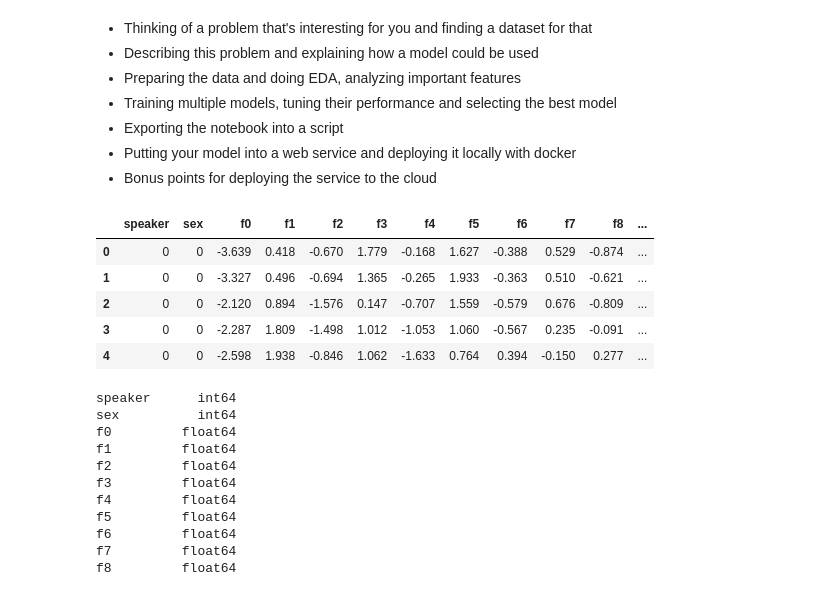
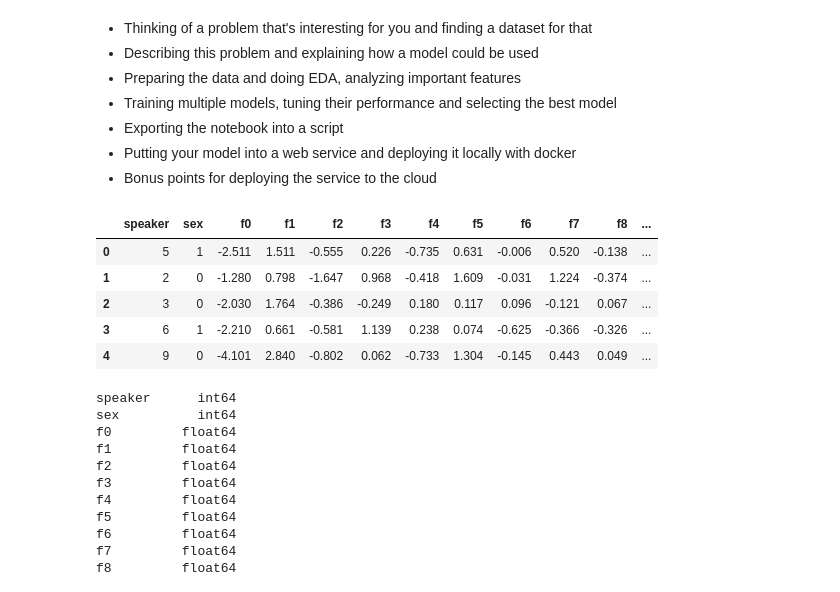
Before and after one commit to woodwardmw/ML-ZoomCamp, a Jupyter notebook: Mid-term_project/Mid-term Vowel Prediction Project.ipynb, the cells around one changed output. Saved outputs shown, nothing was run; the diff lists cells and outputs as text; code cells hidden in the pictures.

Commit message:
Some EDA, switch to CV based on speaker, and some hyperparameter tuning

```diff
--- a/Mid-term_project/Mid-term Vowel Prediction Project.ipynb
+++ b/Mid-term_project/Mid-term Vowel Prediction Project.ipynb
@@ -22,10 +25,13 @@ df.drop(columns = "train_test", inplace = True)
+# %%
+df_train = df[df.speaker.isin([0,1,2,3,4,5,6,7,8,9,12])]
+df_train = df_train.sample(frac=1).reset_index(drop=True)
 # %%
-df.head()
+df_train.head()
 # %% [output]
 |  | speaker | sex | f0 | f1 | f2 | f3 | f4 | f5 | f6 | f7 | f8 | ... |
-| 0 | 0 | 0 | -3.639 | 0.418 | -0.670 | 1.779 | -0.168 | 1.627 | -0.388 | 0.529 | -0.874 | ... |
-| 1 | 0 | 0 | -3.327 | 0.496 | -0.694 | 1.365 | -0.265 | 1.933 | -0.363 | 0.510 | -0.621 | ... |
-| 2 | 0 | 0 | -2.120 | 0.894 | -1.576 | 0.147 | -0.707 | 1.559 | -0.579 | 0.676 | -0.809 | ... |
-| 3 | 0 | 0 | -2.287 | 1.809 | -1.498 | 1.012 | -1.053 | 1.060 | -0.567 | 0.235 | -0.091 | ... |
-| 4 | 0 | 0 | -2.598 | 1.938 | -0.846 | 1.062 | -1.633 | 0.764 | 0.394 | -0.150 | 0.277 | ... |
+| 0 | 5 | 1 | -2.511 | 1.511 | -0.555 | 0.226 | -0.735 | 0.631 | -0.006 | 0.520 | -0.138 | ... |
+| 1 | 2 | 0 | -1.280 | 0.798 | -1.647 | 0.968 | -0.418 | 1.609 | -0.031 | 1.224 | -0.374 | ... |
+| 2 | 3 | 0 | -2.030 | 1.764 | -0.386 | -0.249 | 0.180 | 0.117 | 0.096 | -0.121 | 0.067 | ... |
+| 3 | 6 | 1 | -2.210 | 0.661 | -0.581 | 1.139 | 0.238 | 0.074 | -0.625 | -0.366 | -0.326 | ... |
+| 4 | 9 | 0 | -4.101 | 2.840 | -0.802 | 0.062 | -0.733 | 1.304 | -0.145 | 0.443 | 0.049 | ... |
 # %%
```
Also changed, not shown: parts of 48 cells of this notebook.
